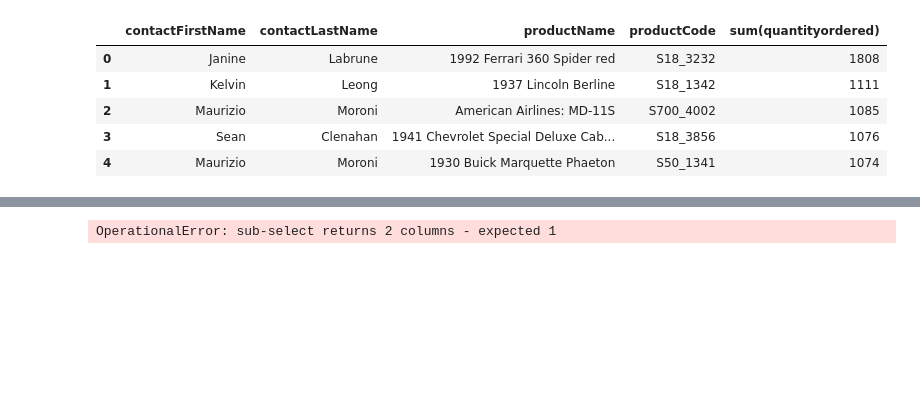
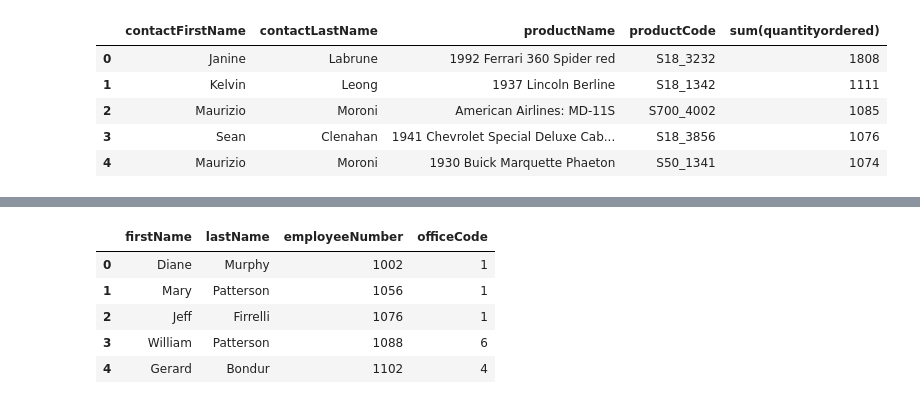
Before and after one commit to probboy/dsc-more-practice-with-sql-queries-lab-nyc-ds-071519, a Jupyter notebook: index.ipynb, the cells around one changed output, grey strips where cells are left out. Saved outputs shown, nothing was run; the diff lists cells and outputs as text; code cells hidden in the pictures; blank space fills up the shorter version.

```diff
--- a/index.ipynb
+++ b/index.ipynb
@@ -162,16 +162,22 @@ Finally, get the first name, last name, employee number, and office code for emp
 # %%
 c.execute("""select firstname, lastname,
              employeenumber, officecode
              from employees
              where officecode in
-             (select officecode, employeenumber
+             (select officecode
              from offices
-             join employees using(officecode))""")
+             join employees using(officecode))
+             """)
 df = pd.DataFrame(c.fetchall())
 df.columns = [x[0] for x in c.description]
 df.head()
 # %% [output]
-OperationalError: sub-select returns 2 columns - expected 1
+|  | firstName | lastName | employeeNumber | officeCode |
+| 0 | Diane | Murphy | 1002 | 1 |
+| 1 | Mary | Patterson | 1056 | 1 |
+| 2 | Jeff | Firrelli | 1076 | 1 |
+| 3 | William | Patterson | 1088 | 6 |
+| 4 | Gerard | Bondur | 1102 | 4 |
 # %% [markdown]
 #### Expected Output
 
```
